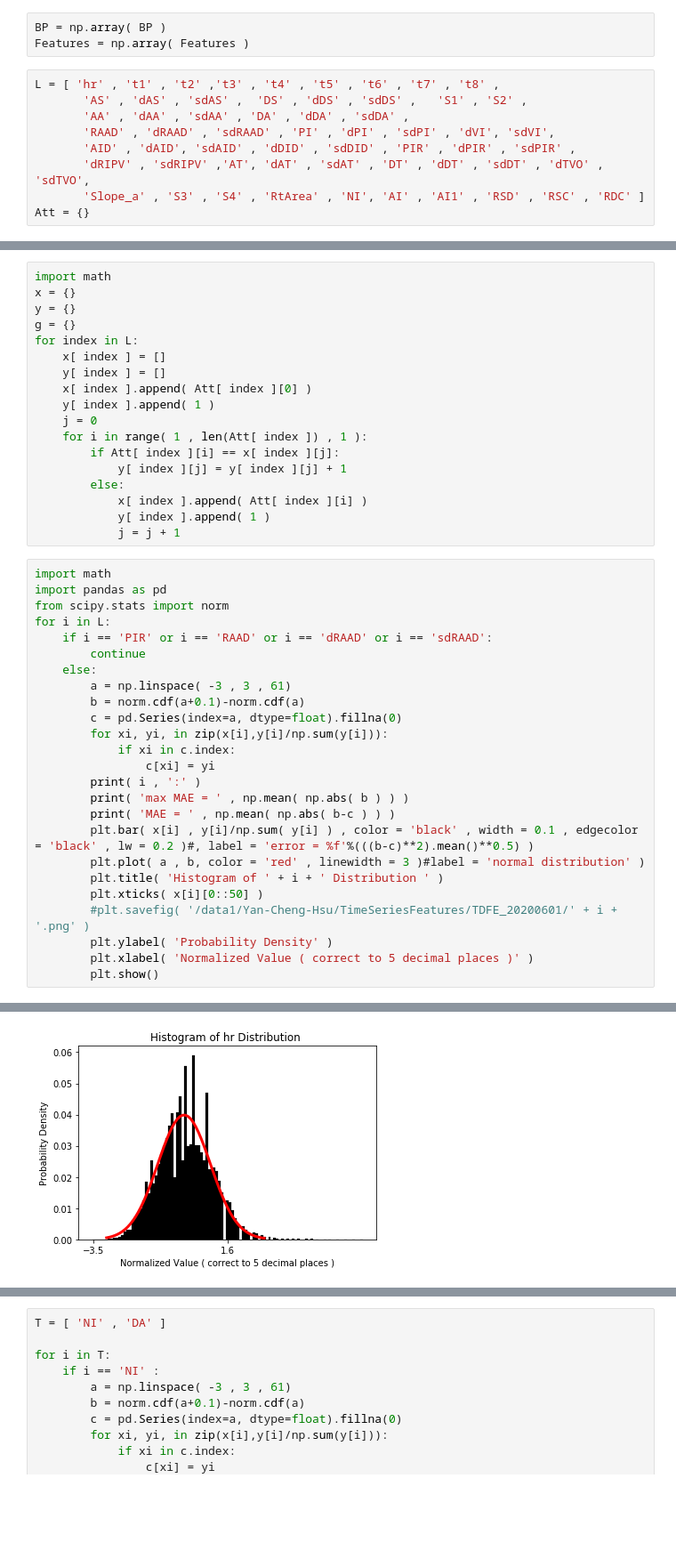
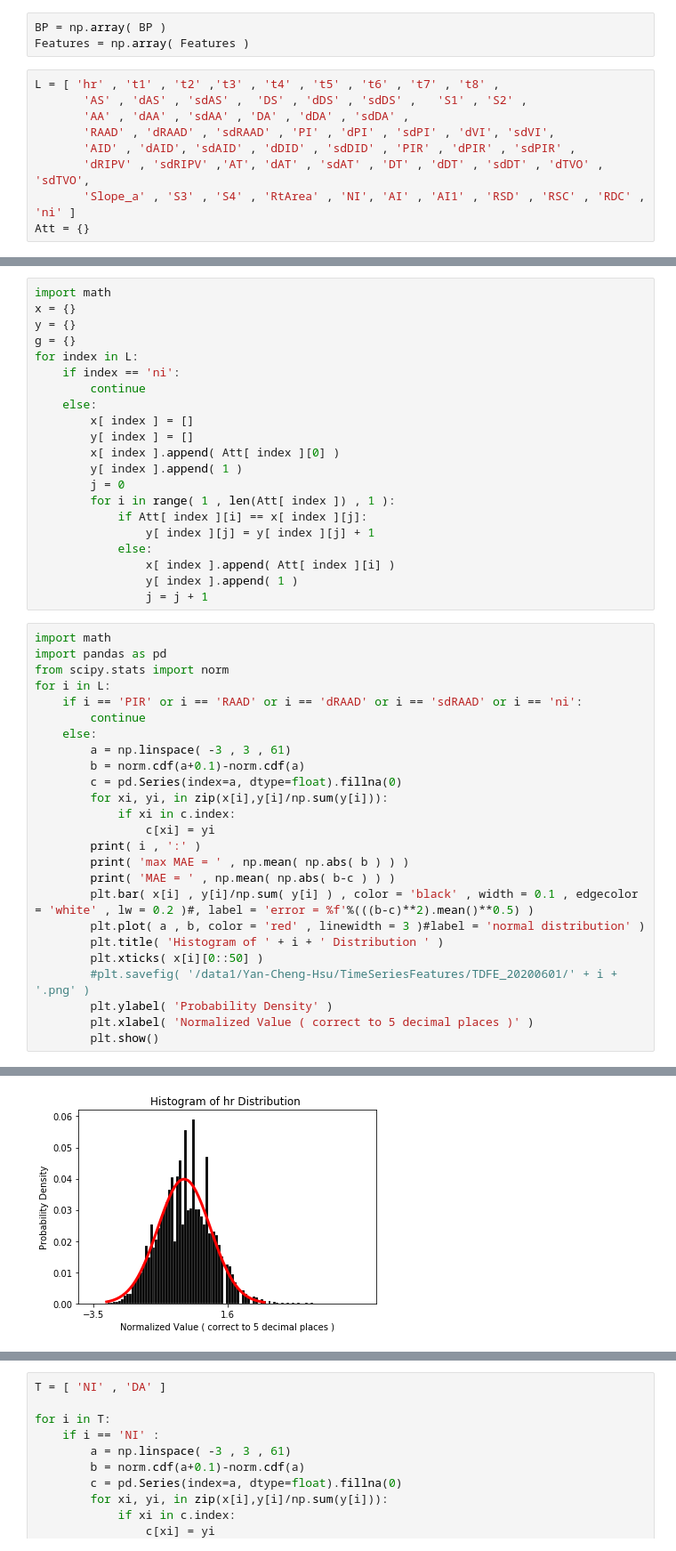
Before and after one commit to Yan-Cheng-Hsu/Blood-Pressure-Estimation-Model, a Jupyter notebook: PPG_Preprocessing/FeatureExtraction_59features.ipynb, the cells around one changed output, grey strips where cells are left out. Shown: that part at 89% size. Saved outputs shown, nothing was run; the diff lists cells and outputs as text; blank space fills up the shorter version.

Commit message:
updated the plots.

```diff
--- a/PPG_Preprocessing/FeatureExtraction_59features.ipynb
+++ b/PPG_Preprocessing/FeatureExtraction_59features.ipynb
@@ -354,6 +354,6 @@ L = [ 'hr' , 't1' , 't2' ,'t3' , 't4' , 't5' , 't6' , 't7' , 't8' ,
        'RAAD' , 'dRAAD' , 'sdRAAD' , 'PI' , 'dPI' , 'sdPI' , 'dVI', 'sdVI',
        'AID' , 'dAID', 'sdAID' , 'dDID' , 'sdDID' , 'PIR' , 'dPIR' , 'sdPIR' ,
        'dRIPV' , 'sdRIPV' ,'AT', 'dAT' , 'sdAT' , 'DT' , 'dDT' , 'sdDT' , 'dTVO' , 'sdTVO',
-       'Slope_a' , 'S3' , 'S4' , 'RtArea' , 'NI', 'AI' , 'AI1' , 'RSD' , 'RSC' , 'RDC' ]
+       'Slope_a' , 'S3' , 'S4' , 'RtArea' , 'NI', 'AI' , 'AI1' , 'RSD' , 'RSC' , 'RDC' , 'ni' ]
 Att = {}
 # %%
@@ -374,48 +387,51 @@ x = {}
 y = {}
 g = {}
 for index in L:
-    x[ index ] = []
-    y[ index ] = []
-    x[ index ].append( Att[ index ][0] )
-    y[ index ].append( 1 )
-    j = 0
-    for i in range( 1 , len(Att[ index ]) , 1 ):
-        if Att[ index ][i] == x[ index ][j]:
-            y[ index ][j] = y[ index ][j] + 1
-        else:
-            x[ index ].append( Att[ index ][i] )
-            y[ index ].append( 1 )
-            j = j + 1
+    if index == 'ni':
+        continue
+    else:
+        x[ index ] = []
+        y[ index ] = []
+        x[ index ].append( Att[ index ][0] )
+        y[ index ].append( 1 )
+        j = 0
+        for i in range( 1 , len(Att[ index ]) , 1 ):
+            if Att[ index ][i] == x[ index ][j]:
+                y[ index ][j] = y[ index ][j] + 1
+            else:
+                x[ index ].append( Att[ index ][i] )
+                y[ index ].append( 1 )
+                j = j + 1
 # %%
 import math
 import pandas as pd
 from scipy.stats import norm
 for i in L:
-    if i == 'PIR' or i == 'RAAD' or i == 'dRAAD' or i == 'sdRAAD':
+    if i == 'PIR' or i == 'RAAD' or i == 'dRAAD' or i == 'sdRAAD' or i == 'ni':
         continue
     else:
         a = np.linspace( -3 , 3 , 61)
         b = norm.cdf(a+0.1)-norm.cdf(a)
         c = pd.Series(index=a, dtype=float).fillna(0)
         for xi, yi, in zip(x[i],y[i]/np.sum(y[i])):
             if xi in c.index:
                 c[xi] = yi
         print( i , ':' )
         print( 'max MAE = ' , np.mean( np.abs( b ) ) )
         print( 'MAE = ' , np.mean( np.abs( b-c ) ) )
-        plt.bar( x[i] , y[i]/np.sum( y[i] ) , color = 'black' , width = 0.1 , edgecolor = 'black' , lw = 0.2 )#, label = 'error = %f'%(((b-c)**2).mean()**0.5) )
+        plt.bar( x[i] , y[i]/np.sum( y[i] ) , color = 'black' , width = 0.1 , edgecolor = 'white' , lw = 0.2 )#, label = 'error = %f'%(((b-c)**2).mean()**0.5) )
         plt.plot( a , b, color = 'red' , linewidth = 3 )#label = 'normal distribution' )
         plt.title( 'Histogram of ' + i + ' Distribution ' )
         plt.xticks( x[i][0::50] )
         #plt.savefig( '/data1/Yan-Cheng-Hsu/TimeSeriesFeatures/TDFE_20200601/' + i + '.png' )
         plt.ylabel( 'Probability Density' )
         plt.xlabel( 'Normalized Value ( correct to 5 decimal places )' )
         plt.show()
 # %% [output]
 hr :
 max MAE =  0.016355450799264776
 MAE =  0.0128115720576161
-[figure, old version]
+[figure, new version]
 t1 :
 max MAE =  0.016355450799264776
 MAE =  0.02121918995915813
```
Also changed, not shown: parts of 3 cells of this notebook, 1 other file.
